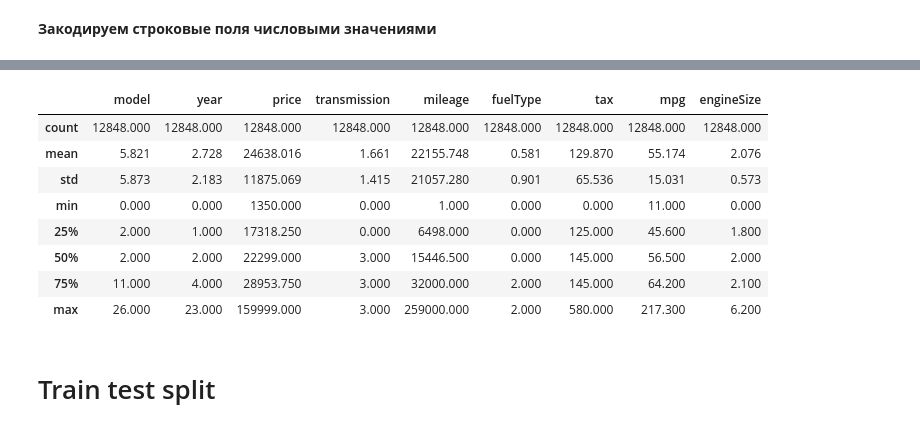
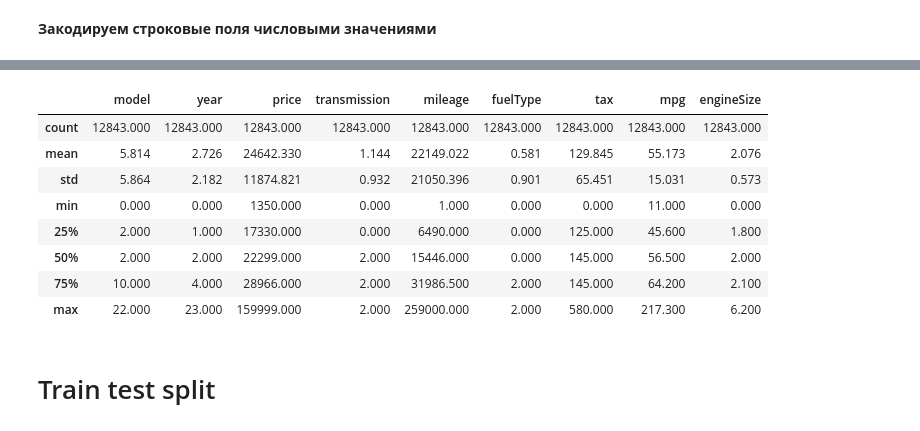
Before and after one commit to W1ldGoose/Data-Science, a Jupyter notebook: Hometask 3 - Car price prediction.ipynb, the cells around one changed output, grey strips where cells are left out. Cells and saved outputs as stored; diff of their text form; code cells hidden in the pictures.

```diff
--- a/Hometask 3 - Car price prediction.ipynb
+++ b/Hometask 3 - Car price prediction.ipynb
@@ -274,3 +356,6 @@ Pass the following variable as a keyword arg: x. From version 0.12, the only val
 [figure]
 # %%
 auto_data['transmission'].value_counts()
+# %%
+auto_data.loc[:,['transmission']] = auto_data['transmission'].replace(to_replace=['Other'],value=np.NaN)
+auto_data.dropna(how='any', axis=0, inplace=True)
@@ -347,6 +463,8 @@ sns.lineplot(data=auto_data, x="mpg", y="tax")
 # %%
 from sklearn.preprocessing import LabelEncoder
+auto_data_label_encoder =  auto_data.copy(deep=True)
+
 label_encoder = LabelEncoder()
-label_encoder.fit(auto_data['model'])
-label_encoder.transform(auto_data['model'])
-auto_data['model'] = label_encoder.transform(auto_data['model'])
+label_encoder.fit(auto_data_label_encoder['model'])
+label_encoder.transform(auto_data_label_encoder['model'])
+auto_data_label_encoder['model'] = label_encoder.transform(auto_data_label_encoder['model'])
@@ -358,5 +471,5 @@ See the caveats in the documentation: https://pandas.pydata.org/pandas-docs/stab
 # %%
 label_encoder = LabelEncoder()
-label_encoder.fit(auto_data['transmission'])
-label_encoder.transform(auto_data['transmission'])
-auto_data['transmission'] = label_encoder.transform(auto_data['transmission'])
+label_encoder.fit(auto_data_label_encoder['transmission'])
+label_encoder.transform(auto_data_label_encoder['transmission'])
+auto_data_label_encoder['transmission'] = label_encoder.transform(auto_data_label_encoder['transmission'])
@@ -368,7 +476,7 @@ See the caveats in the documentation: https://pandas.pydata.org/pandas-docs/stab
 # %%
 label_encoder = LabelEncoder()
-label_encoder.fit(auto_data['fuelType'])
-label_encoder.transform(auto_data['fuelType'])
-auto_data['fuelType'] = label_encoder.transform(auto_data['fuelType'])
-auto_data
+label_encoder.fit(auto_data_label_encoder['fuelType'])
+label_encoder.transform(auto_data_label_encoder['fuelType'])
+auto_data_label_encoder['fuelType'] = label_encoder.transform(auto_data_label_encoder['fuelType'])
+auto_data_label_encoder
 # %% [output]
@@ -397,15 +505,15 @@ sns.heatmap(auto_data.corr(method='spearman'), annot = True, linewidths=0.7, ax=
 # %%
-auto_data.describe()
+auto_data_label_encoder.describe()
 # %% [output]
 |  | model | year | price | transmission | mileage | fuelType | tax | mpg | engineSize |
-| count | 12848.000 | 12848.000 | 12848.000 | 12848.000 | 12848.000 | 12848.000 | 12848.000 | 12848.000 | 12848.000 |
-| mean | 5.821 | 2.728 | 24638.016 | 1.661 | 22155.748 | 0.581 | 129.870 | 55.174 | 2.076 |
-| std | 5.873 | 2.183 | 11875.069 | 1.415 | 21057.280 | 0.901 | 65.536 | 15.031 | 0.573 |
+| count | 12843.000 | 12843.000 | 12843.000 | 12843.000 | 12843.000 | 12843.000 | 12843.000 | 12843.000 | 12843.000 |
+| mean | 5.814 | 2.726 | 24642.330 | 1.144 | 22149.022 | 0.581 | 129.845 | 55.173 | 2.076 |
+| std | 5.864 | 2.182 | 11874.821 | 0.932 | 21050.396 | 0.901 | 65.451 | 15.031 | 0.573 |
 | min | 0.000 | 0.000 | 1350.000 | 0.000 | 1.000 | 0.000 | 0.000 | 11.000 | 0.000 |
-| 25% | 2.000 | 1.000 | 17318.250 | 0.000 | 6498.000 | 0.000 | 125.000 | 45.600 | 1.800 |
-| 50% | 2.000 | 2.000 | 22299.000 | 3.000 | 15446.500 | 0.000 | 145.000 | 56.500 | 2.000 |
-| 75% | 11.000 | 4.000 | 28953.750 | 3.000 | 32000.000 | 2.000 | 145.000 | 64.200 | 2.100 |
-| max | 26.000 | 23.000 | 159999.000 | 3.000 | 259000.000 | 2.000 | 580.000 | 217.300 | 6.200 |
+| 25% | 2.000 | 1.000 | 17330.000 | 0.000 | 6490.000 | 0.000 | 125.000 | 45.600 | 1.800 |
+| 50% | 2.000 | 2.000 | 22299.000 | 2.000 | 15446.000 | 0.000 | 145.000 | 56.500 | 2.000 |
+| 75% | 10.000 | 4.000 | 28966.000 | 2.000 | 31986.500 | 2.000 | 145.000 | 64.200 | 2.100 |
+| max | 22.000 | 23.000 | 159999.000 | 2.000 | 259000.000 | 2.000 | 580.000 | 217.300 | 6.200 |
 # %% [markdown]
 # Train test split
 # %%
```
Also changed, not shown: parts of 83 cells of this notebook.
